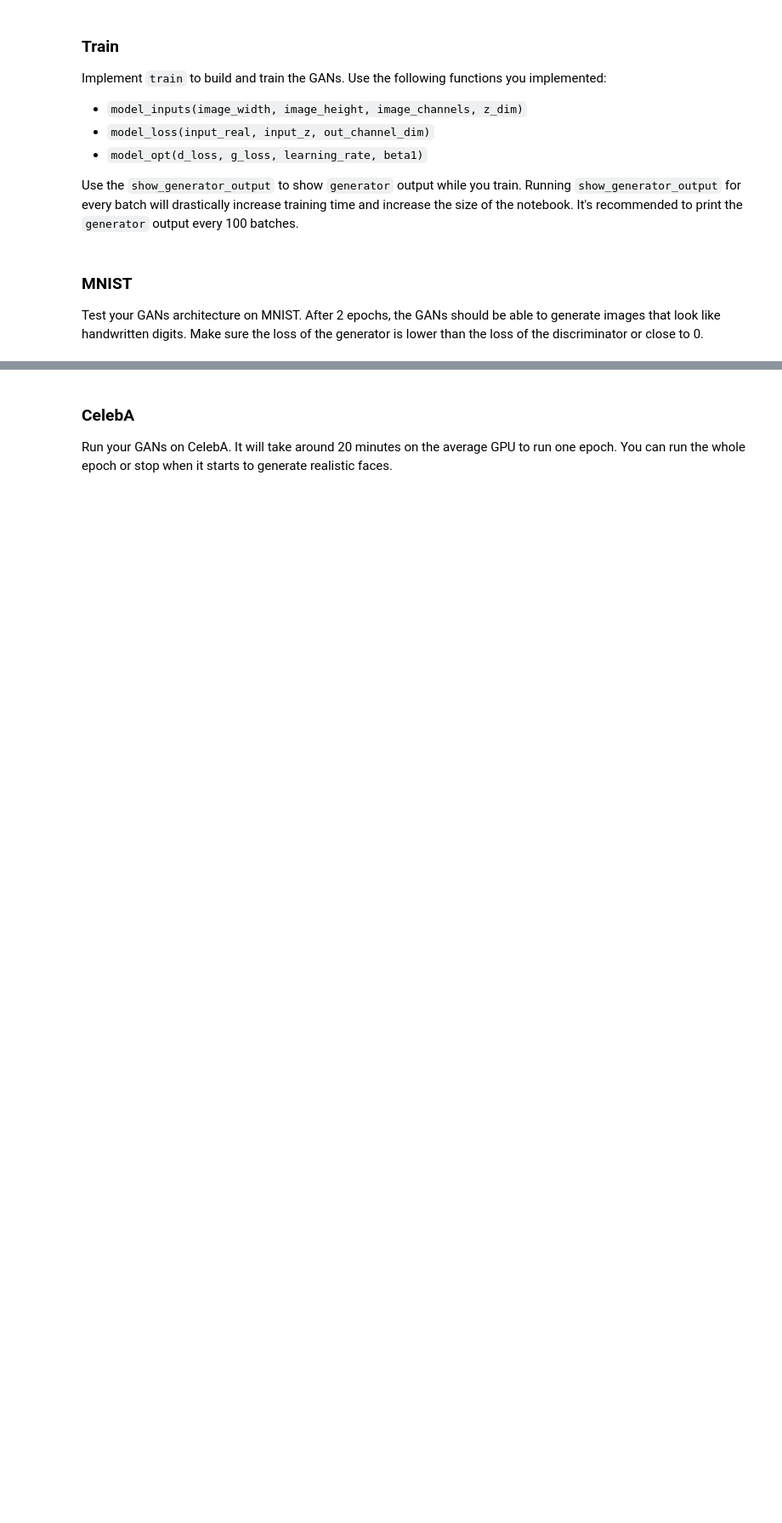
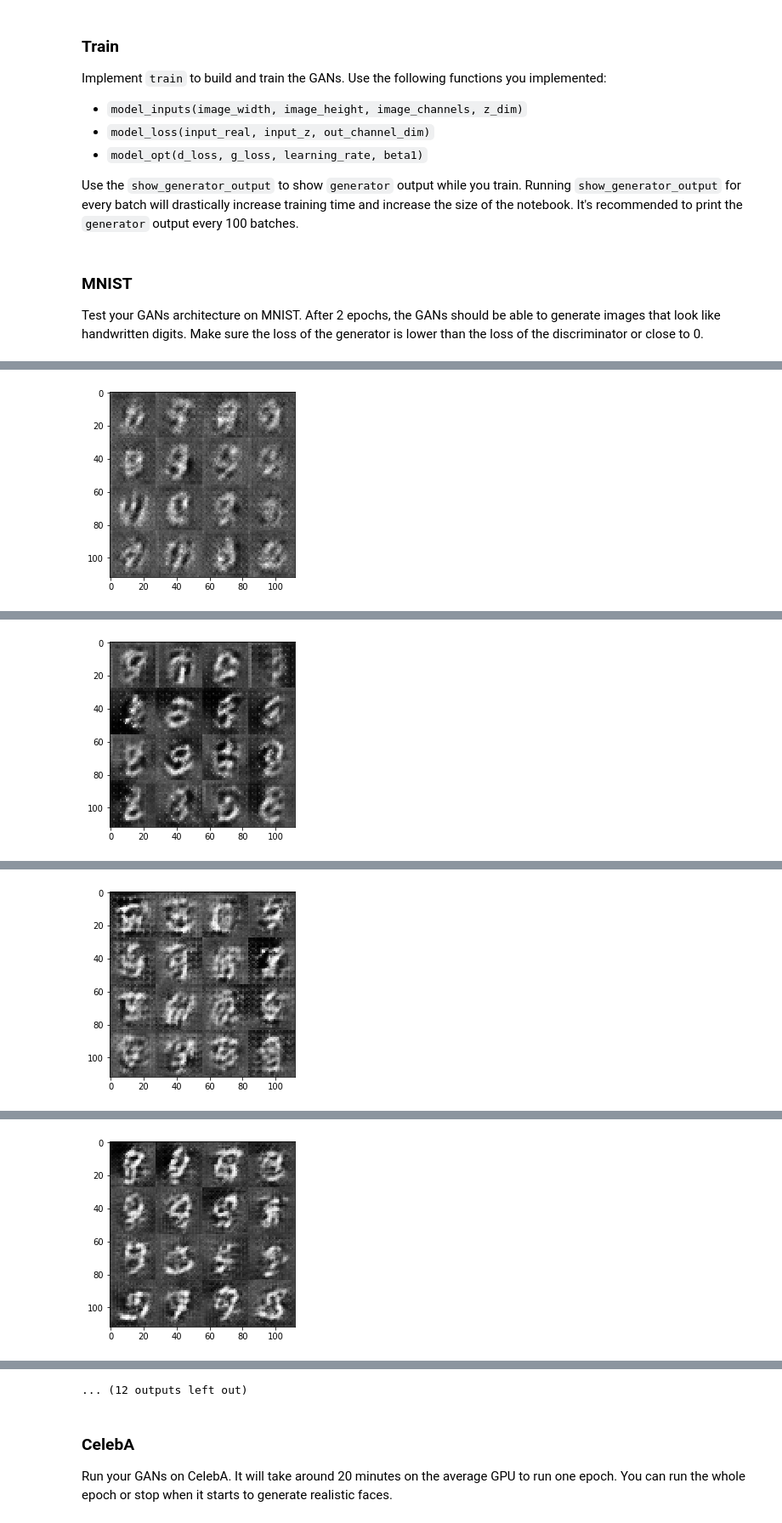
Before and after one commit to samuelmh/deeplearning_nanodegree, a Jupyter notebook: 05/dlnd_face_generation.ipynb, the cells around one changed output, grey strips where cells are left out. Shown at 85% size. Cells and saved outputs as stored; diff of their text form; code cells hidden in the pictures; blank space fills up the shorter version.

```diff
--- a/05/dlnd_face_generation.ipynb
+++ b/05/dlnd_face_generation.ipynb
@@ -337,9 +359,9 @@ def train(epoch_count, batch_size, z_dim, learning_rate, beta1, get_batches, dat
 Test your GANs architecture on MNIST.  After 2 epochs, the GANs should be able to generate images that look like handwritten digits.  Make sure the loss of the generator is lower than the loss of the discriminator or close to 0.
 # %%
 batch_size = 100
-z_dim = 100
-learning_rate = 0.01
-beta1 = 0.5
+z_dim = 250
+learning_rate = 0.001
+beta1 = 0.2
 
 
 """
@@ -351,3 +373,4 @@ mnist_dataset = helper.Dataset('mnist', glob(os.path.join(data_dir, 'mnist/*.jpg
 with tf.Graph().as_default():
     train(epochs, batch_size, z_dim, learning_rate, beta1, mnist_dataset.get_batches,
           mnist_dataset.shape, mnist_dataset.image_mode)
+# %% [output]
@@ -353,0 +387 @@ with tf.Graph().as_default():
+[figure, added]
@@ -353,0 +398 @@ with tf.Graph().as_default():
+[figure, added]
@@ -353,0 +409 @@ with tf.Graph().as_default():
+[figure, added]
@@ -353,0 +420 @@ with tf.Graph().as_default():
+[figure, added]
@@ -354,3 +443,4 @@ with tf.Graph().as_default():
+... (12 outputs left out)
 # %% [markdown]
 ### CelebA
 Run your GANs on CelebA.  It will take around 20 minutes on the average GPU to run one epoch.  You can run the whole epoch or stop when it starts to generate realistic faces.
```
Also changed, not shown: parts of 11 cells of this notebook.
